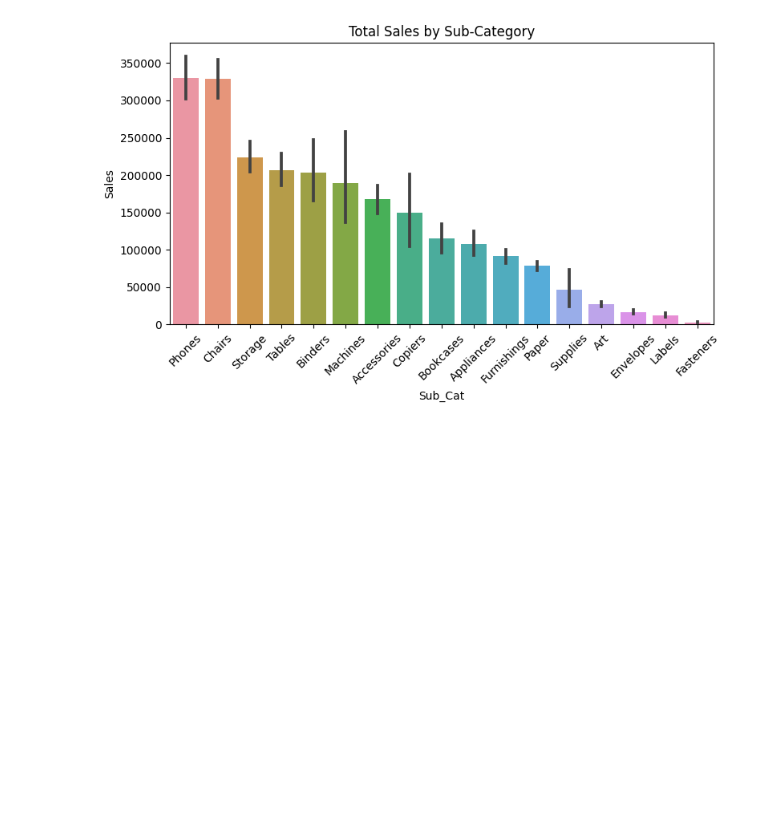
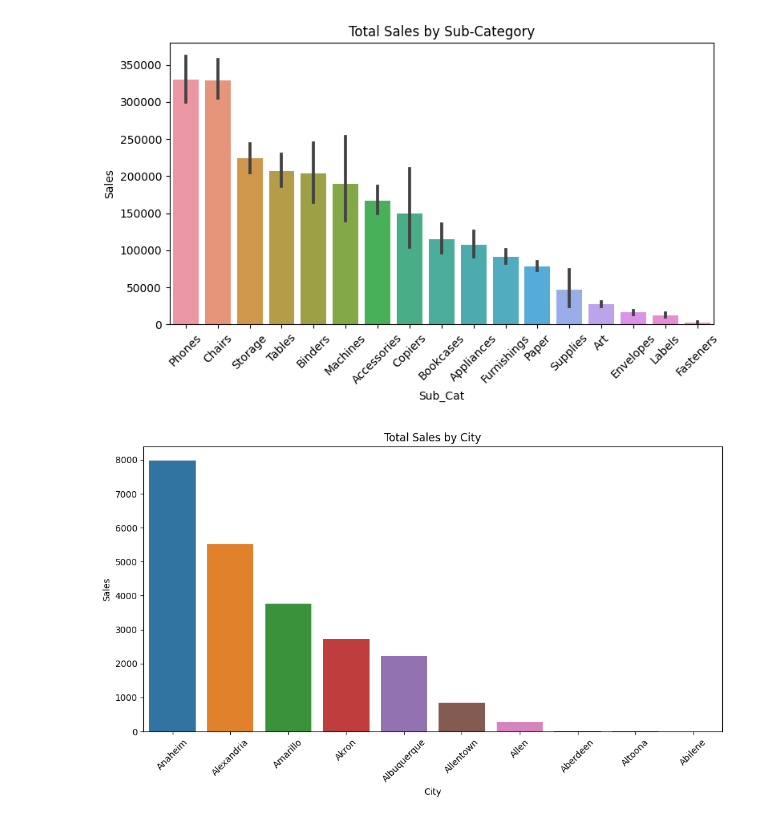
Before and after one commit to krishna0712/Data-Analysis, a Jupyter notebook: store-data-analysis/notebooks/store.ipynb, the cells around one changed output. Drawn from its saved outputs; the diff is of its cells as text; code cells hidden in the pictures; blank space fills up the shorter version.

Commit message:
FE and visuals

```diff
--- a/store-data-analysis/notebooks/store.ipynb
+++ b/store-data-analysis/notebooks/store.ipynb
@@ -109,3 +109,6 @@ store
 | 9992 | 9993 | CA-2017-121258 | 2/26/2017 | 3/3/2017 | Standard Class | DB-13060 | Dave Brooks | Consumer | United States | ... |
 | 9993 | 9994 | CA-2017-119914 | 5/4/2017 | 5/9/2017 | Second Class | CC-12220 | Chris Cortes | Consumer | United States | ... |
 9994 rows × 21 columns
+# %%
+store['Profit_margin'] = (store['Profit'])/(store['Sales'])
+store[:2]
@@ -145,3 +155,14 @@ plt.tight_layout()
 plt.show()
 # %% [output]
 [figure]
+# %%
+city_sales = store.groupby('City')['Sales'].sum().head(10).sort_values(ascending=False).reset_index()
+
+plt.figure(figsize=(10,6))
+sns.barplot(data=city_sales, x='City', y='Sales')
+plt.xticks(rotation=45)
+plt.title('Total Sales by City')
+plt.tight_layout()
+plt.show()
+# %% [output]
+[figure, added]
```
Also changed, not shown: parts of 3 cells of this notebook.
